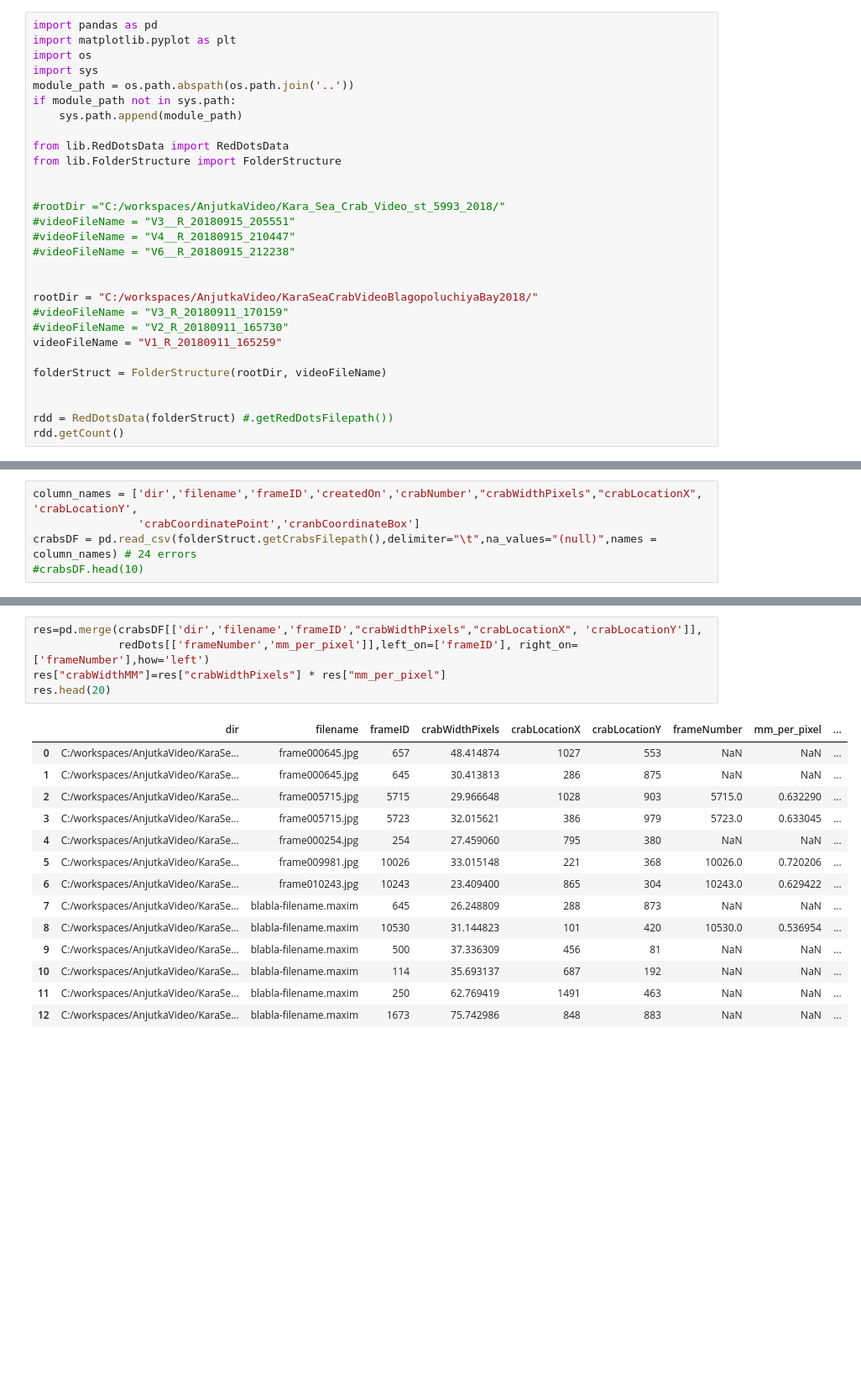
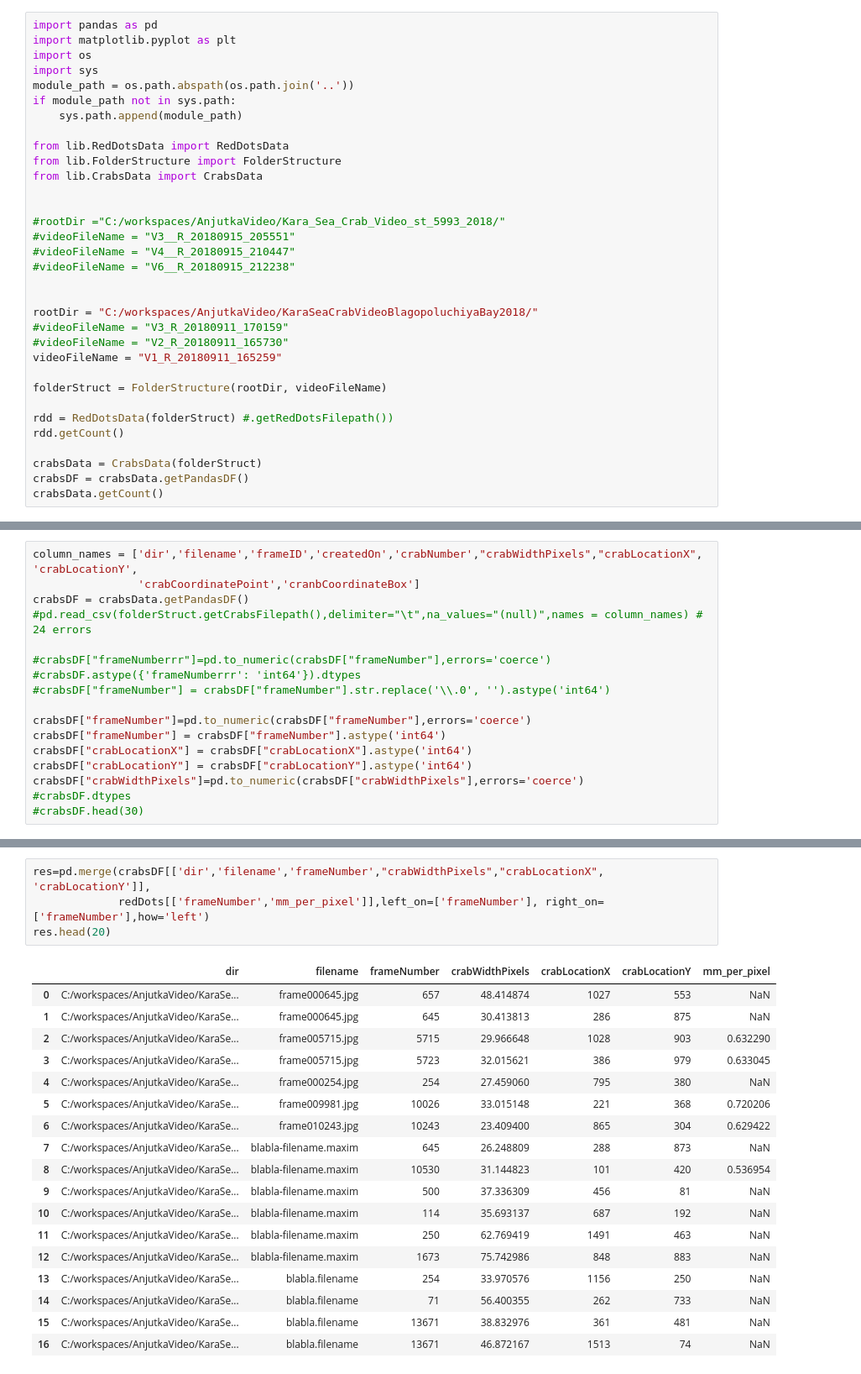
Before and after one commit to mzalota/crabs-video-analysis, a Jupyter notebook: ipython/crabs.ipynb, the cells around one changed output, grey strips where cells are left out. Shown at 84% size. Drawn from its saved outputs; the diff is of its cells as text; blank space fills up the shorter version.

```diff
--- a/ipython/crabs.ipynb
+++ b/ipython/crabs.ipynb
@@ -9,6 +9,7 @@ if module_path not in sys.path:
 
 from lib.RedDotsData import RedDotsData
 from lib.FolderStructure import FolderStructure
+from lib.CrabsData import CrabsData
 
 
 #rootDir ="C:/workspaces/AnjutkaVideo/Kara_Sea_Crab_Video_st_5993_2018/"
@@ -24,7 +25,10 @@ videoFileName = "V1_R_20180911_165259"
 
 folderStruct = FolderStructure(rootDir, videoFileName)
 
-
 rdd = RedDotsData(folderStruct) #.getRedDotsFilepath())
 rdd.getCount()
+
+crabsData = CrabsData(folderStruct)
+crabsDF = crabsData.getPandasDF()
+crabsData.getCount()
 # %% [output]
@@ -35,5 +49,16 @@ redDots = rdd.interpolated()
 # %%
 column_names = ['dir','filename','frameID','createdOn','crabNumber',"crabWidthPixels","crabLocationX", 'crabLocationY',
                 'crabCoordinatePoint','cranbCoordinateBox']
-crabsDF = pd.read_csv(folderStruct.getCrabsFilepath(),delimiter="\t",na_values="(null)",names = column_names) # 24 errors
-#crabsDF.head(10)
+crabsDF = crabsData.getPandasDF() #pd.read_csv(folderStruct.getCrabsFilepath(),delimiter="\t",na_values="(null)",names = column_names) # 24 errors
+
+#crabsDF["frameNumberrr"]=pd.to_numeric(crabsDF["frameNumber"],errors='coerce')
+#crabsDF.astype({'frameNumberrr': 'int64'}).dtypes
+#crabsDF["frameNumber"] = crabsDF["frameNumber"].str.replace('\\.0', '').astype('int64')
+
+crabsDF["frameNumber"]=pd.to_numeric(crabsDF["frameNumber"],errors='coerce')
+crabsDF["frameNumber"] = crabsDF["frameNumber"].astype('int64')
+crabsDF["crabLocationX"] = crabsDF["crabLocationX"].astype('int64')
+crabsDF["crabLocationY"] = crabsDF["crabLocationY"].astype('int64')
+crabsDF["crabWidthPixels"]=pd.to_numeric(crabsDF["crabWidthPixels"],errors='coerce')
+#crabsDF.dtypes
+#crabsDF.head(30)
@@ -40,20 +78,23 @@ crabsDF = pd.read_csv(folderStruct.getCrabsFilepath(),delimiter="\t",na_values="
 # %%
-res=pd.merge(crabsDF[['dir','filename','frameID',"crabWidthPixels","crabLocationX", 'crabLocationY']],
-             redDots[['frameNumber','mm_per_pixel']],left_on=['frameID'], right_on= ['frameNumber'],how='left')
-res["crabWidthMM"]=res["crabWidthPixels"] * res["mm_per_pixel"]
+res=pd.merge(crabsDF[['dir','filename','frameNumber',"crabWidthPixels","crabLocationX", 'crabLocationY']],
+             redDots[['frameNumber','mm_per_pixel']],left_on=['frameNumber'], right_on= ['frameNumber'],how='left')
 res.head(20)
 # %% [output]
-|  | dir | filename | frameID | crabWidthPixels | crabLocationX | crabLocationY | frameNumber | mm_per_pixel | ... |
-| 0 | C:/workspaces/AnjutkaVideo/KaraSe... | frame000645.jpg | 657 | 48.414874 | 1027 | 553 | NaN | NaN | ... |
-| 1 | C:/workspaces/AnjutkaVideo/KaraSe... | frame000645.jpg | 645 | 30.413813 | 286 | 875 | NaN | NaN | ... |
-| 2 | C:/workspaces/AnjutkaVideo/KaraSe... | frame005715.jpg | 5715 | 29.966648 | 1028 | 903 | 5715.0 | 0.632290 | ... |
-| 3 | C:/workspaces/AnjutkaVideo/KaraSe... | frame005715.jpg | 5723 | 32.015621 | 386 | 979 | 5723.0 | 0.633045 | ... |
-| 4 | C:/workspaces/AnjutkaVideo/KaraSe... | frame000254.jpg | 254 | 27.459060 | 795 | 380 | NaN | NaN | ... |
-| 5 | C:/workspaces/AnjutkaVideo/KaraSe... | frame009981.jpg | 10026 | 33.015148 | 221 | 368 | 10026.0 | 0.720206 | ... |
-| 6 | C:/workspaces/AnjutkaVideo/KaraSe... | frame010243.jpg | 10243 | 23.409400 | 865 | 304 | 10243.0 | 0.629422 | ... |
-| 7 | C:/workspaces/AnjutkaVideo/KaraSe... | blabla-filename.maxim | 645 | 26.248809 | 288 | 873 | NaN | NaN | ... |
-| 8 | C:/workspaces/AnjutkaVideo/KaraSe... | blabla-filename.maxim | 10530 | 31.144823 | 101 | 420 | 10530.0 | 0.536954 | ... |
-| 9 | C:/workspaces/AnjutkaVideo/KaraSe... | blabla-filename.maxim | 500 | 37.336309 | 456 | 81 | NaN | NaN | ... |
-| 10 | C:/workspaces/AnjutkaVideo/KaraSe... | blabla-filename.maxim | 114 | 35.693137 | 687 | 192 | NaN | NaN | ... |
-| 11 | C:/workspaces/AnjutkaVideo/KaraSe... | blabla-filename.maxim | 250 | 62.769419 | 1491 | 463 | NaN | NaN | ... |
-| 12 | C:/workspaces/AnjutkaVideo/KaraSe... | blabla-filename.maxim | 1673 | 75.742986 | 848 | 883 | NaN | NaN | ... |
+|  | dir | filename | frameNumber | crabWidthPixels | crabLocationX | crabLocationY | mm_per_pixel |
+| 0 | C:/workspaces/AnjutkaVideo/KaraSe... | frame000645.jpg | 657 | 48.414874 | 1027 | 553 | NaN |
+| 1 | C:/workspaces/AnjutkaVideo/KaraSe... | frame000645.jpg | 645 | 30.413813 | 286 | 875 | NaN |
+| 2 | C:/workspaces/AnjutkaVideo/KaraSe... | frame005715.jpg | 5715 | 29.966648 | 1028 | 903 | 0.632290 |
+| 3 | C:/workspaces/AnjutkaVideo/KaraSe... | frame005715.jpg | 5723 | 32.015621 | 386 | 979 | 0.633045 |
+| 4 | C:/workspaces/AnjutkaVideo/KaraSe... | frame000254.jpg | 254 | 27.459060 | 795 | 380 | NaN |
+| 5 | C:/workspaces/AnjutkaVideo/KaraSe... | frame009981.jpg | 10026 | 33.015148 | 221 | 368 | 0.720206 |
+| 6 | C:/workspaces/AnjutkaVideo/KaraSe... | frame010243.jpg | 10243 | 23.409400 | 865 | 304 | 0.629422 |
+| 7 | C:/workspaces/AnjutkaVideo/KaraSe... | blabla-filename.maxim | 645 | 26.248809 | 288 | 873 | NaN |
+| 8 | C:/workspaces/AnjutkaVideo/KaraSe... | blabla-filename.maxim | 10530 | 31.144823 | 101 | 420 | 0.536954 |
+| 9 | C:/workspaces/AnjutkaVideo/KaraSe... | blabla-filename.maxim | 500 | 37.336309 | 456 | 81 | NaN |
+| 10 | C:/workspaces/AnjutkaVideo/KaraSe... | blabla-filename.maxim | 114 | 35.693137 | 687 | 192 | NaN |
+| 11 | C:/workspaces/AnjutkaVideo/KaraSe... | blabla-filename.maxim | 250 | 62.769419 | 1491 | 463 | NaN |
+| 12 | C:/workspaces/AnjutkaVideo/KaraSe... | blabla-filename.maxim | 1673 | 75.742986 | 848 | 883 | NaN |
+| 13 | C:/workspaces/AnjutkaVideo/KaraSe... | blabla.filename | 254 | 33.970576 | 1156 | 250 | NaN |
+| 14 | C:/workspaces/AnjutkaVideo/KaraSe... | blabla.filename | 71 | 56.400355 | 262 | 733 | NaN |
+| 15 | C:/workspaces/AnjutkaVideo/KaraSe... | blabla.filename | 13671 | 38.832976 | 361 | 481 | NaN |
+| 16 | C:/workspaces/AnjutkaVideo/KaraSe... | blabla.filename | 13671 | 46.872167 | 1513 | 74 | NaN |
```
Also changed, not shown: parts of 6 cells of this notebook, 2 other files.
